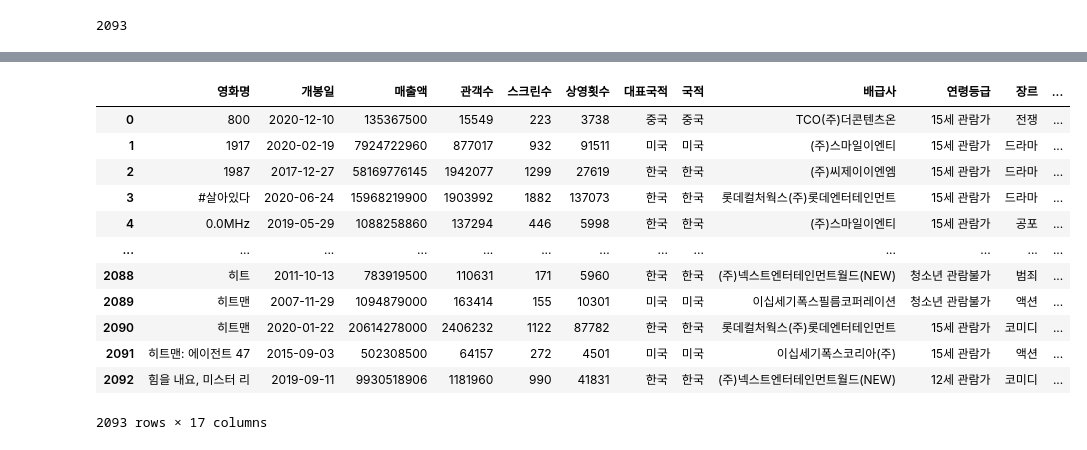
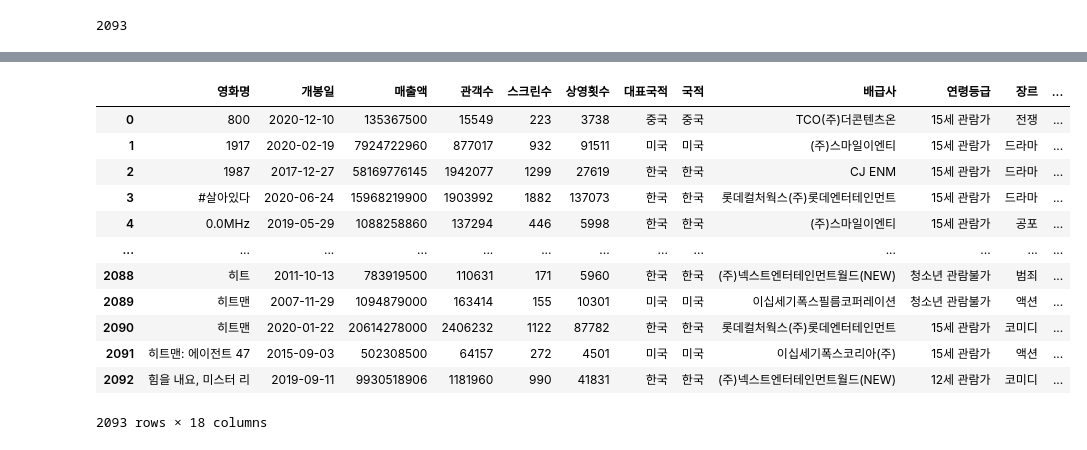
Before and after one commit to taeho8271/ml-project-2, a Jupyter notebook: 2조_Movie_ML.ipynb, the cells around one changed output, grey strips where cells are left out. Cells and saved outputs as stored; diff of their text form; code cells hidden in the pictures.

```diff
--- a/2조_Movie_ML.ipynb
+++ b/2조_Movie_ML.ipynb
@@ -493,11 +511,11 @@ movieData.to_excel('df4.xlsx', index=False)
 # %%
-movieDataTest = pd.read_excel('df4.xlsx')
+movieDataTest = pd.read_excel('df5.xlsx')
 movieDataTest
 # %% [output]
 |  | 영화명 | 개봉일 | 매출액 | 관객수 | 스크린수 | 상영횟수 | 대표국적 | 국적 | 배급사 | 연령등급 | 장르 | ... |
 | 0 | 800 | 2020-12-10 | 135367500 | 15549 | 223 | 3738 | 중국 | 중국 | TCO(주)더콘텐츠온 | 15세 관람가 | 전쟁 | ... |
 | 1 | 1917 | 2020-02-19 | 7924722960 | 877017 | 932 | 91511 | 미국 | 미국 | (주)스마일이엔티 | 15세 관람가 | 드라마 | ... |
-| 2 | 1987 | 2017-12-27 | 58169776145 | 1942077 | 1299 | 27619 | 한국 | 한국 | (주)씨제이이엔엠 | 15세 관람가 | 드라마 | ... |
+| 2 | 1987 | 2017-12-27 | 58169776145 | 1942077 | 1299 | 27619 | 한국 | 한국 | CJ ENM | 15세 관람가 | 드라마 | ... |
 | 3 | #살아있다 | 2020-06-24 | 15968219900 | 1903992 | 1882 | 137073 | 한국 | 한국 | 롯데컬처웍스(주)롯데엔터테인먼트 | 15세 관람가 | 드라마 | ... |
 | 4 | 0.0MHz | 2019-05-29 | 1088258860 | 137294 | 446 | 5998 | 한국 | 한국 | (주)스마일이엔티 | 15세 관람가 | 공포 | ... |
 | ... | ... | ... | ... | ... | ... | ... | ... | ... | ... | ... | ... | ... |
@@ -506,4 +524,4 @@ movieDataTest
 | 2090 | 히트맨 | 2020-01-22 | 20614278000 | 2406232 | 1122 | 87782 | 한국 | 한국 | 롯데컬처웍스(주)롯데엔터테인먼트 | 15세 관람가 | 코미디 | ... |
 | 2091 | 히트맨: 에이전트 47 | 2015-09-03 | 502308500 | 64157 | 272 | 4501 | 미국 | 미국 | 이십세기폭스코리아(주) | 15세 관람가 | 액션 | ... |
 | 2092 | 힘을 내요, 미스터 리 | 2019-09-11 | 9930518906 | 1181960 | 990 | 41831 | 한국 | 한국 | (주)넥스트엔터테인먼트월드(NEW) | 12세 관람가 | 코미디 | ... |
-2093 rows × 17 columns
+2093 rows × 18 columns
```
Also changed, not shown: parts of 120 cells of this notebook.
